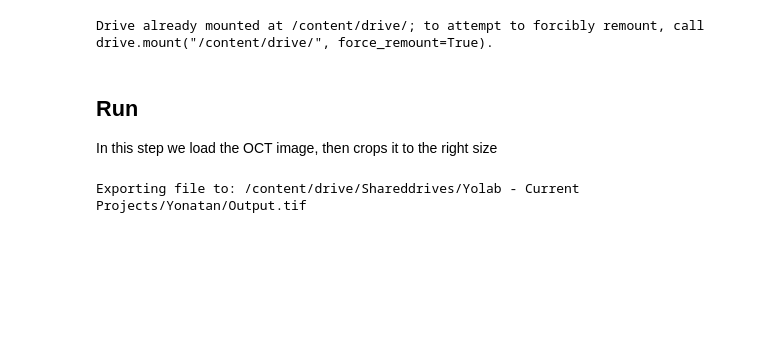
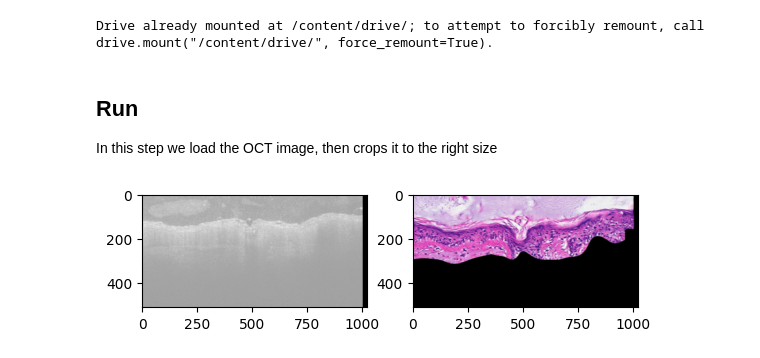
Before and after one commit to WinetraubLab/OCT2Hist-ModelInference, a Jupyter notebook: run_oct2hist3D.ipynb, the cells around one changed output. Saved outputs shown, nothing was run; the diff lists cells and outputs as text; code cells hidden in the pictures; blank space fills up the shorter version.

Commit message:
Add a quick view of a single slide

```diff
--- a/run_oct2hist3D.ipynb
+++ b/run_oct2hist3D.ipynb
@@ -8,7 +8,7 @@ To get started,
 # @title Notebook Inputs { display-mode: "form" }
 # @markdown Input Image Path
 # Path to the OCT image
-oct_input_volume_path = "/content/drive/Shareddrives/Yolab - Current Projects/Aidan/2023 Alopecia Test/AlopeciaTest_Original1.tiff" # @param {type:"string"}
+oct_input_volume_path = "/content/drive/Shareddrives/Yolab - Current Projects/_Datasets/2020-11-10 10x Raw Data Used In Paper (Paper V2)/LG-44/VolumeScanAbs_All.tiff" # @param {type:"string"}
 
 # OCT image's pixel size
 microns_per_pixel_z = 1
@@ -17,12 +17,10 @@ microns_per_pixel_y = 1
 
 # @markdown Cropping Parameters
 x0 = 0 # @param {type:"slider", min:0, max:1000, step:10}
-z0 = 150 # @param {type:"slider", min:0, max:1000, step:10}
+z0 = 250 # @param {type:"slider", min:0, max:1000, step:10}
 
 output_tiff_path = "/content/drive/Shareddrives/Yolab - Current Projects/Yonatan/Output.tif" # @param {type:"string"}
 section_separation_um = 5 # @param {type:"slider", min:1, max:20, step:1}
-
-min_signal_threshold = 0.46
 # %% [markdown]
 ## Set Up Environment
 # %%
@@ -86,10 +84,32 @@ def merge_tiff_files(input_folder, output_file):
 # %% [markdown]
 ## Run
 In this step we load the OCT image, then crops it to the right size
+# %%
+# @title Visualize one of the slides
+# Configuration
+min_signal_threshold = np.nan
+
+# Load OCT image
+_, oct_volume = cv2.imreadmulti(oct_input_volume_path)
+oct_volume = np.asarray(oct_volume)
+
+# Crop
+oct_image = cv2.cvtColor(oct_volume[0,:,:], cv2.COLOR_GRAY2BGR)
+cropped = crop(oct_image, target_width=1024, target_height=512, x0=x0, z0=z0)
+
+# Run Inference
+virtual_histology_image, *_ = oct2hist.run_network(
+  cropped,
+  microns_per_pixel_x = microns_per_pixel_x,
+  microns_per_pixel_z = microns_per_pixel_z,
+  min_signal_threshold = min_signal_threshold
+  )
+
+showTwoImgs(cropped, virtual_histology_image)
+# %% [output]
+[figure, added]
 # %%
-# Load OCT image
-_, oct_volume = cv2.imreadmulti(oct_input_volume_path)
-oct_volume = np.asarray(oct_volume)
+# @title Process the rest
 
 # Create a temporary folder for individual scans
 tmp_folder = '/content/tmp/'
@@ -122,5 +142,3 @@ for i in tqdm(
 # Combine files to one volume
 print('Exporting file to: ' + output_tiff_path)
 merge_tiff_files(tmp_folder,output_tiff_path)
-# %% [output]
-Exporting file to: /content/drive/Shareddrives/Yolab - Current Projects/Yonatan/Output.tif
```
Also changed, not shown: parts of 1 cell of this notebook.
